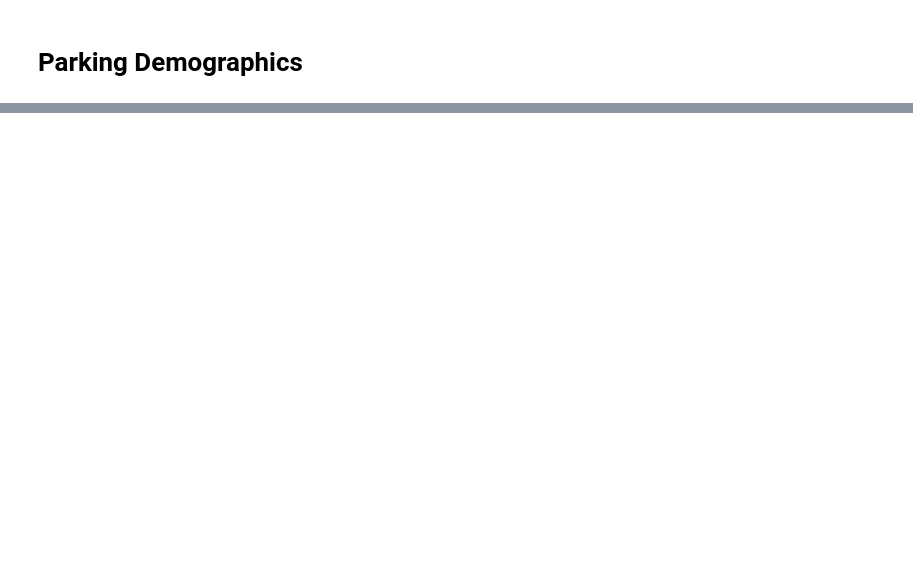
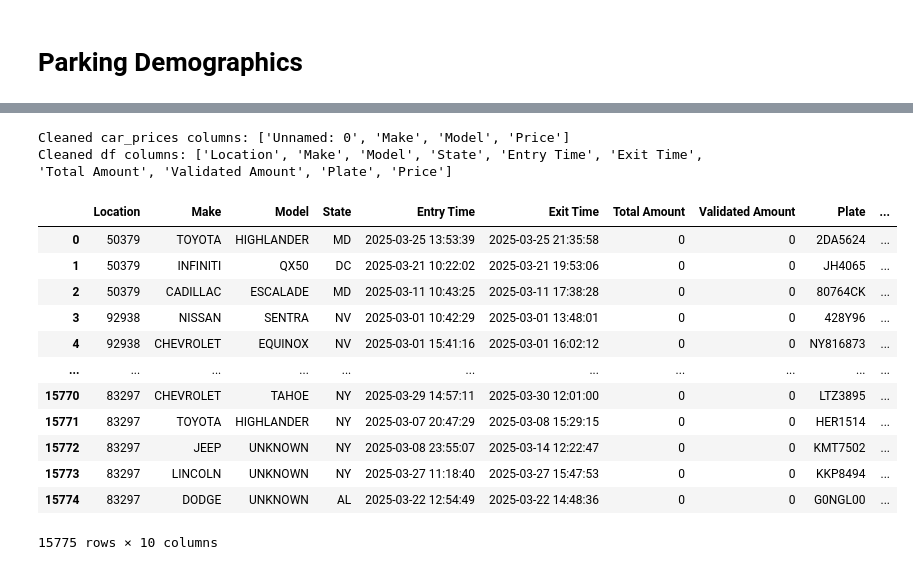
Before and after one commit to vignu10/CodeChef, a Jupyter notebook: metropolis_demographics.ipynb, the cells around one changed output, grey strips where cells are left out. Saved outputs shown, nothing was run; the diff lists cells and outputs as text; code cells hidden in the pictures; blank space fills up the shorter version.

```diff
--- a/metropolis_demographics.ipynb
+++ b/metropolis_demographics.ipynb
@@ -9,0 +56,60 @@ Authtoken saved to configuration file: /root/.config/ngrok/ngrok.yml
+# %%
+import pandas as pd
+import numpy as np
+import os
+import time
+from sklearn.preprocessing import LabelEncoder
+from sklearn.tree import DecisionTreeClassifier
+from sklearn.model_selection import train_test_split
+
+# Load data
+df = pd.read_csv(filename)
+car_prices = pd.read_csv(price_filename)
+
+# Step 1: Deep clean column names
+car_prices.columns = car_prices.columns.str.strip().str.replace('\u00a0', '', regex=True).str.title()
+df.columns = df.columns.str.strip().str.replace('\u00a0', '', regex=True).str.title()
+
+# Debug check for final column names
+print("Cleaned car_prices columns:", car_prices.columns.tolist())
+print("Cleaned df columns:", df.columns.tolist())
+
+# Step 2: Standardize Make and Model
+def clean_make_model(dataframe):
+    dataframe["Make"] = dataframe["Make"].astype(str).str.upper().str.strip()
+    dataframe["Model"] = dataframe["Model"].astype(str).str.upper().str.strip()
+    return dataframe
+
+df = clean_make_model(df)
+car_prices = clean_make_model(car_prices)
+
+# Step 3: Drop duplicates for merge safety
+car_prices_unique = car_prices.drop_duplicates(subset=["Make", "Model"])
+
+# Step 4: Merge
+df = df.merge(
+    car_prices_unique[["Make", "Model"]],
+    on=["Make", "Model"],
+    how="left"
+)
+df
+# Step 5: Fill missing values
+# Final check
+# print("✅ Merge complete. Sample:")
+# print(df[["Make", "Model", "Price", "Year"]].head())
+# %% [output]
+Cleaned car_prices columns: ['Unnamed: 0', 'Make', 'Model', 'Price']
+Cleaned df columns: ['Location', 'Make', 'Model', 'State', 'Entry Time', 'Exit Time', 'Total Amount', 'Validated Amount', 'Plate', 'Price']
+|  | Location | Make | Model | State | Entry Time | Exit Time | Total Amount | Validated Amount | Plate | ... |
+| 0 | 50379 | TOYOTA | HIGHLANDER | MD | 2025-03-25 13:53:39 | 2025-03-25 21:35:58 | 0 | 0 | 2DA5624 | ... |
+| 1 | 50379 | INFINITI | QX50 | DC | 2025-03-21 10:22:02 | 2025-03-21 19:53:06 | 0 | 0 | JH4065 | ... |
+| 2 | 50379 | CADILLAC | ESCALADE | MD | 2025-03-11 10:43:25 | 2025-03-11 17:38:28 | 0 | 0 | 80764CK | ... |
+| 3 | 92938 | NISSAN | SENTRA | NV | 2025-03-01 10:42:29 | 2025-03-01 13:48:01 | 0 | 0 | 428Y96 | ... |
+| 4 | 92938 | CHEVROLET | EQUINOX | NV | 2025-03-01 15:41:16 | 2025-03-01 16:02:12 | 0 | 0 | NY816873 | ... |
+| ... | ... | ... | ... | ... | ... | ... | ... | ... | ... | ... |
+| 15770 | 83297 | CHEVROLET | TAHOE | NY | 2025-03-29 14:57:11 | 2025-03-30 12:01:00 | 0 | 0 | LTZ3895 | ... |
+| 15771 | 83297 | TOYOTA | HIGHLANDER | NY | 2025-03-07 20:47:29 | 2025-03-08 15:29:15 | 0 | 0 | HER1514 | ... |
+| 15772 | 83297 | JEEP | UNKNOWN | NY | 2025-03-08 23:55:07 | 2025-03-14 12:22:47 | 0 | 0 | KMT7502 | ... |
+| 15773 | 83297 | LINCOLN | UNKNOWN | NY | 2025-03-27 11:18:40 | 2025-03-27 15:47:53 | 0 | 0 | KKP8494 | ... |
+| 15774 | 83297 | DODGE | UNKNOWN | AL | 2025-03-22 12:54:49 | 2025-03-22 14:48:36 | 0 | 0 | G0NGL00 | ... |
+15775 rows × 10 columns
```
Also changed, not shown: parts of 18 cells of this notebook.
